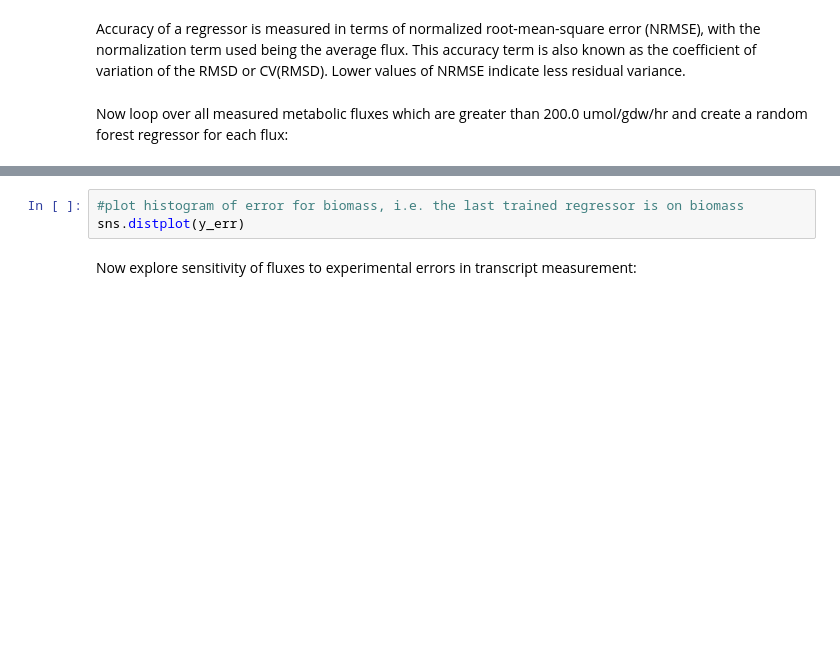
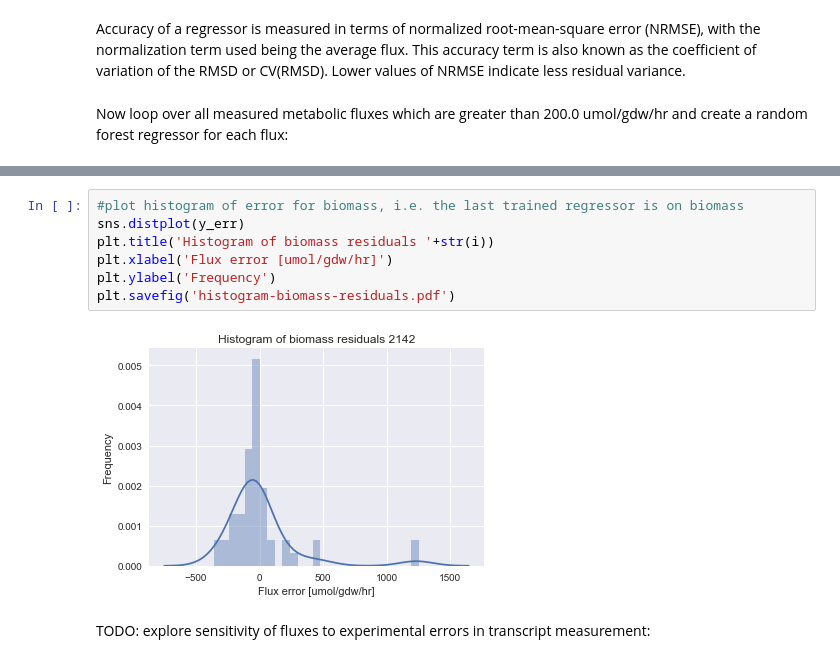
Before and after one commit to LBLQMM/RhodococcusGSM, a Jupyter notebook: notebooks/random-forest-regressor-t2f.ipynb, the cells around one changed output, grey strips where cells are left out. Cells and saved outputs as stored; diff of their text form; blank space fills up the shorter version.

```diff
--- a/notebooks/random-forest-regressor-t2f.ipynb
+++ b/notebooks/random-forest-regressor-t2f.ipynb
@@ -159,5 +180,11 @@ plt.show()
 # %%
 #plot histogram of error for biomass, i.e. the last trained regressor is on biomass
 sns.distplot(y_err)
+plt.title('Histogram of biomass residuals '+str(i))
+plt.xlabel('Flux error [umol/gdw/hr]')
+plt.ylabel('Frequency')
+plt.savefig('histogram-biomass-residuals.pdf')
+# %% [output]
+[figure, added]
 # %% [markdown]
-Now explore sensitivity of fluxes to experimental errors in transcript measurement:
+TODO: explore sensitivity of fluxes to experimental errors in transcript measurement:
```
Also changed, not shown: parts of 4 cells of this notebook, 17 other files.
